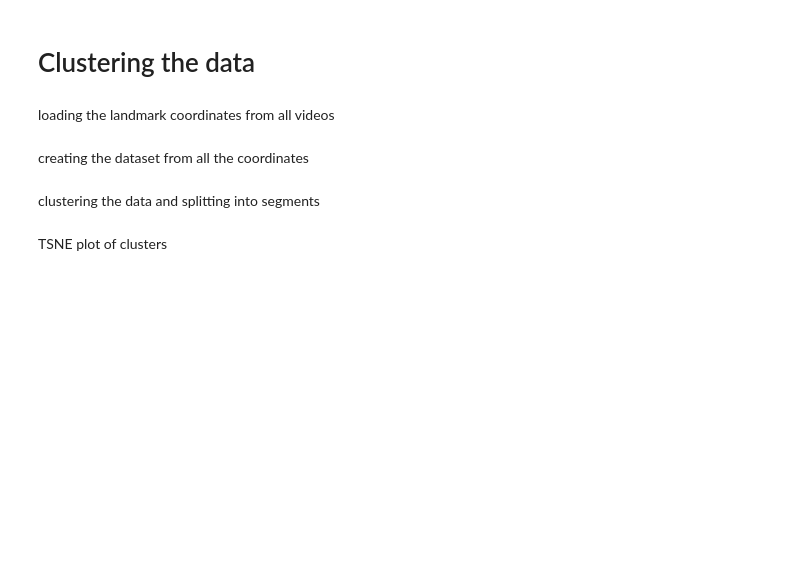
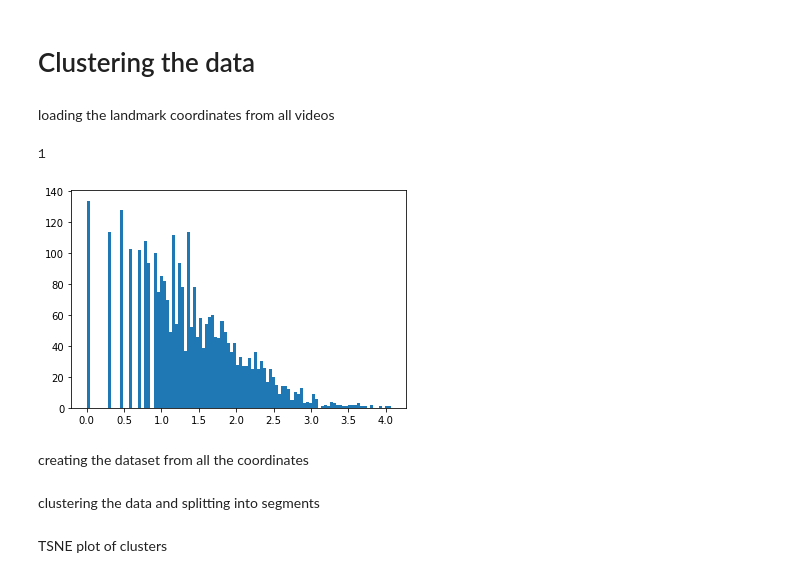
Before and after one commit to ysterin/deep_cluster, a Jupyter notebook: deep_cluster/autoencoder KMeans.ipynb, the cells around one changed output. Saved outputs shown, nothing was run; the diff lists cells and outputs as text; code cells hidden in the pictures; blank space fills up the shorter version.

```diff
--- a/deep_cluster/autoencoder KMeans.ipynb
+++ b/deep_cluster/autoencoder KMeans.ipynb
@@ -52,0 +40,5 @@ landmark_files
+# %%
+data_root = Path('/home/orel/Storage/Data/K7')
+
+landmark_files = list(data_root.glob('2020-*/Down/*DeepCut*.h5'))
+landmark_files
@@ -111,3 +289,26 @@ coords = model.coords
+# %%
+# all_data = np.stack([dm.all_ds[i] for i in range(len(dm.all_ds))])
+X_encoded = model.model.encode(dm.all_ds)
+
+K = model.model.encoder[-1].out_features
+kmeans = KMeans(K)
+labels = kmeans.fit_predict(X_encoded)
+# %%
+from collections import Counter
+
+def split_labels(labels):
+    split_at = np.where(np.diff(labels) != 0)[0] + 1
+    sequence = [[seg[0], split_at[i-1] + seqlen//2, len(seg)] \
+                for i, seg in enumerate(np.split(labels, indices_or_sections=split_at))]
+    sequence[0][1] = seqlen//2
+    return sequence
+
+segments = split_labels(labels)
+plt.hist([np.log10(seg[-1]) for seg in segments], bins=100)
+1
+# %% [output]
+1
+[figure, added]
 # %% [markdown]
 creating the dataset from all the coordinates
 # %%
```
Also changed, not shown: parts of 21 cells of this notebook, 14 other files.
